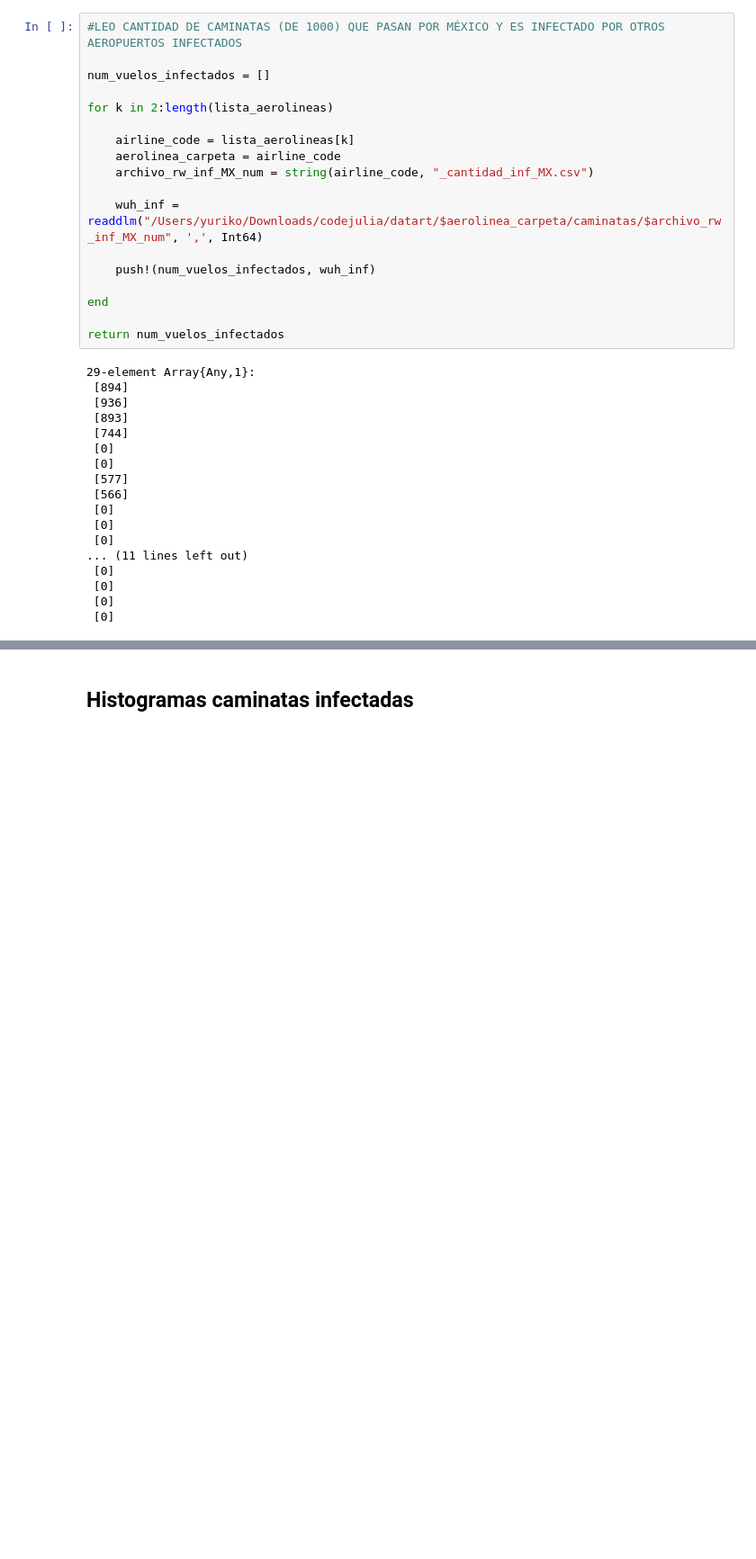
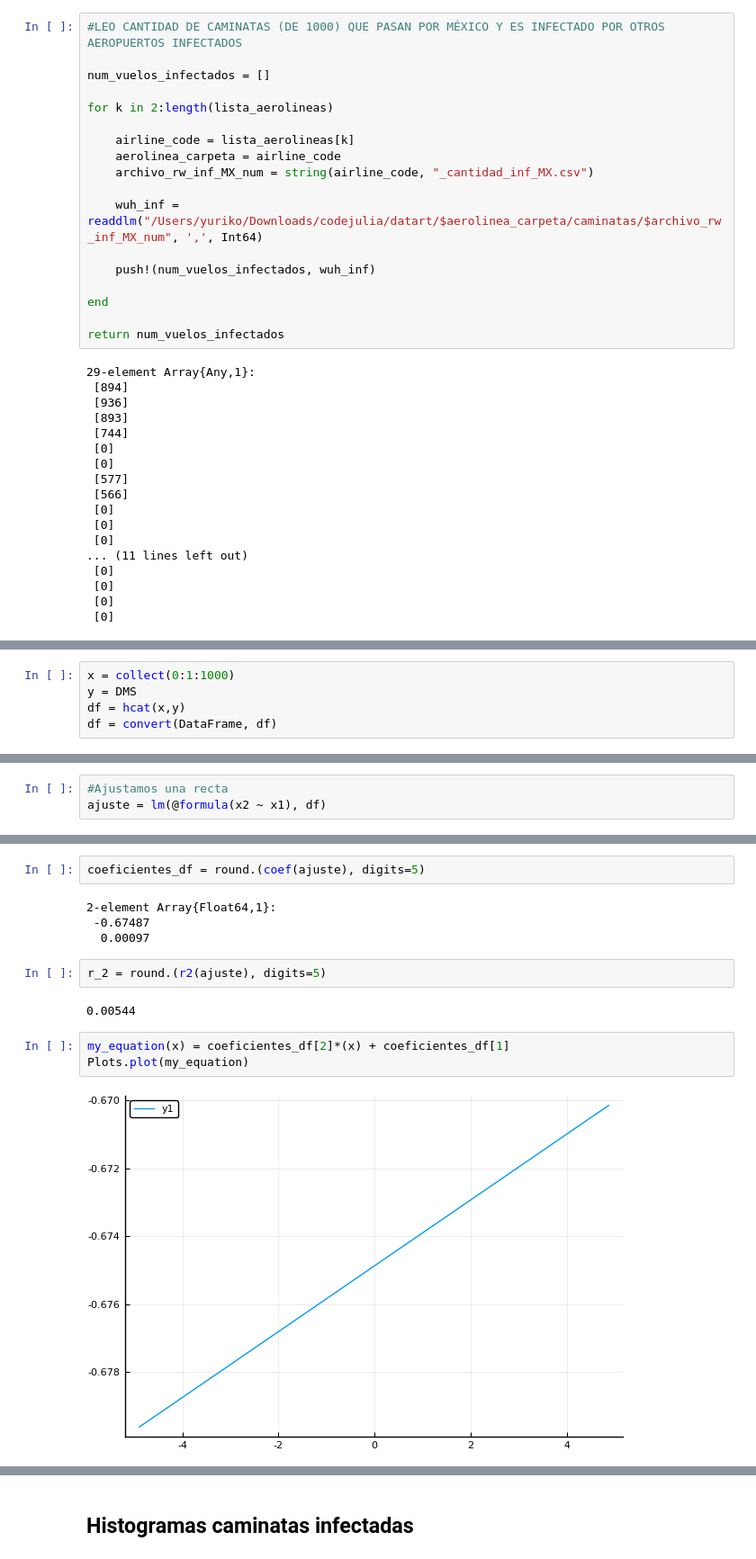
Before and after one commit to Yuriyama/Coronavirus, a Jupyter notebook: Graficas.ipynb, the cells around one changed output, grey strips where cells are left out. Shown at 90% size. Saved outputs shown, nothing was run; the diff lists cells and outputs as text; blank space fills up the shorter version.

```diff
--- a/Graficas.ipynb
+++ b/Graficas.ipynb
@@ -154,0 +380,5 @@ Ls = []
+# %%
+x = collect(0:1:1000)
+y = DMS
+df = hcat(x,y)
+df = convert(DataFrame, df)
@@ -154,0 +405,3 @@ Ls = []
+# %%
+#Ajustamos una recta
+ajuste = lm(@formula(x2 ~ x1), df)
@@ -154,0 +420,15 @@ Ls = []
+# %%
+coeficientes_df = round.(coef(ajuste), digits=5)
+# %% [output]
+2-element Array{Float64,1}:
+ -0.67487
+  0.00097
+# %%
+r_2 = round.(r2(ajuste), digits=5)
+# %% [output]
+0.00544
+# %%
+my_equation(x) = coeficientes_df[2]*(x) + coeficientes_df[1]
+Plots.plot(my_equation)
+# %% [output]
+[figure, added]
```
Also changed, not shown: parts of 51 cells of this notebook.
